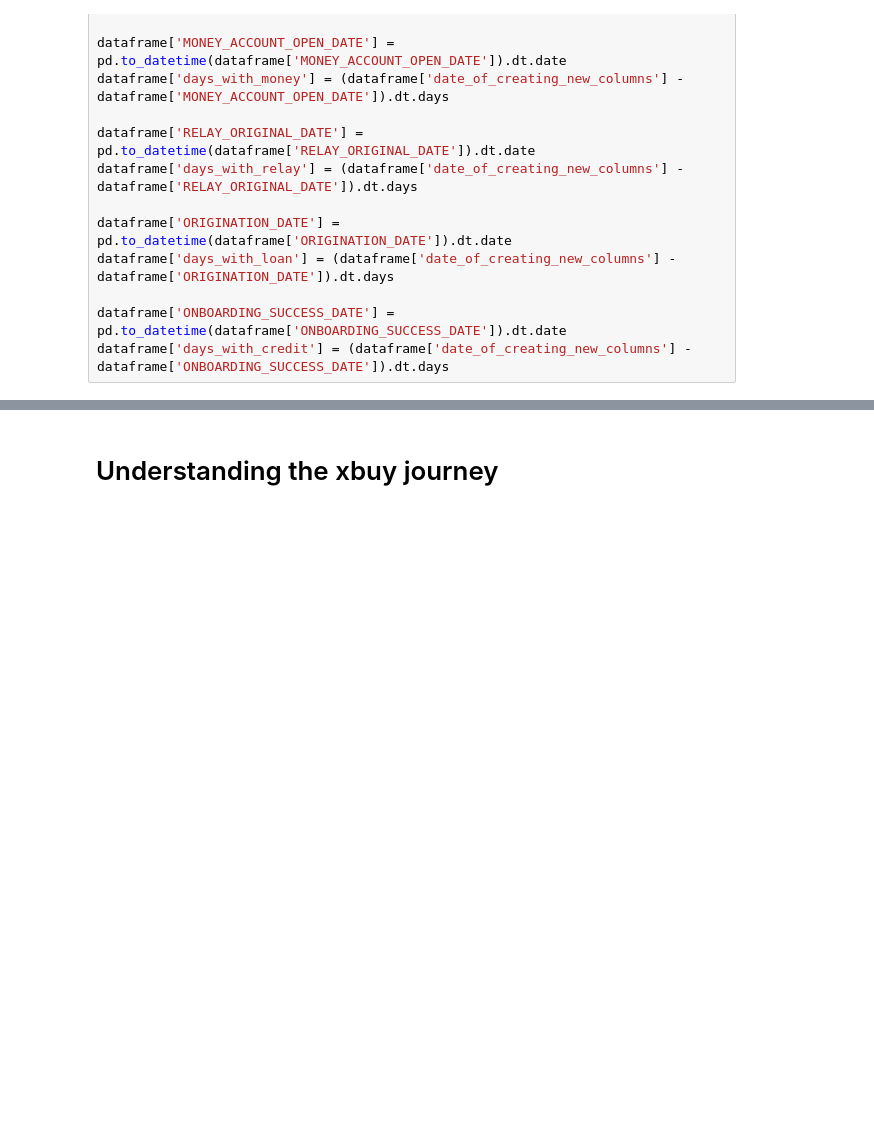
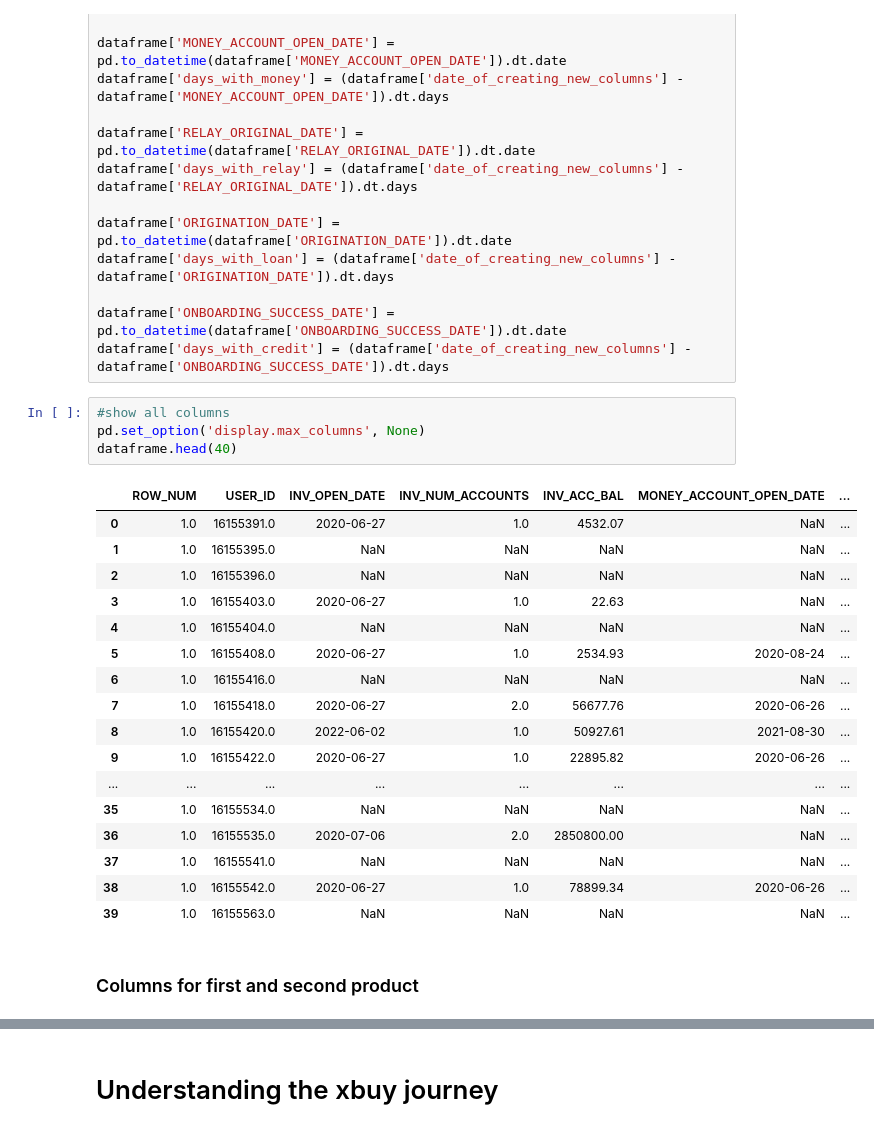
Before and after one commit to chasewes/DataSlayers, a Jupyter notebook: cant_code/updated_eda.ipynb, the cells around one changed output, grey strips where cells are left out. Drawn from its saved outputs; the diff is of its cells as text; blank space fills up the shorter version.

```diff
--- a/cant_code/updated_eda.ipynb
+++ b/cant_code/updated_eda.ipynb
@@ -60,3 +65,27 @@ dataframe['days_with_loan'] = (dataframe['date_of_creating_new_columns'] - dataf
 
 dataframe['ONBOARDING_SUCCESS_DATE'] = pd.to_datetime(dataframe['ONBOARDING_SUCCESS_DATE']).dt.date
 dataframe['days_with_credit'] = (dataframe['date_of_creating_new_columns'] - dataframe['ONBOARDING_SUCCESS_DATE']).dt.days
+# %%
+#show all columns
+pd.set_option('display.max_columns', None)
+dataframe.head(40)
+# %% [output]
+|  | ROW_NUM | USER_ID | INV_OPEN_DATE | INV_NUM_ACCOUNTS | INV_ACC_BAL | MONEY_ACCOUNT_OPEN_DATE | ... |
+| 0 | 1.0 | 16155391.0 | 2020-06-27 | 1.0 | 4532.07 | NaN | ... |
+| 1 | 1.0 | 16155395.0 | NaN | NaN | NaN | NaN | ... |
+| 2 | 1.0 | 16155396.0 | NaN | NaN | NaN | NaN | ... |
+| 3 | 1.0 | 16155403.0 | 2020-06-27 | 1.0 | 22.63 | NaN | ... |
+| 4 | 1.0 | 16155404.0 | NaN | NaN | NaN | NaN | ... |
+| 5 | 1.0 | 16155408.0 | 2020-06-27 | 1.0 | 2534.93 | 2020-08-24 | ... |
+| 6 | 1.0 | 16155416.0 | NaN | NaN | NaN | NaN | ... |
+| 7 | 1.0 | 16155418.0 | 2020-06-27 | 2.0 | 56677.76 | 2020-06-26 | ... |
+| 8 | 1.0 | 16155420.0 | 2022-06-02 | 1.0 | 50927.61 | 2021-08-30 | ... |
+| 9 | 1.0 | 16155422.0 | 2020-06-27 | 1.0 | 22895.82 | 2020-06-26 | ... |
+| ... | ... | ... | ... | ... | ... | ... | ... |
+| 35 | 1.0 | 16155534.0 | NaN | NaN | NaN | NaN | ... |
+| 36 | 1.0 | 16155535.0 | 2020-07-06 | 2.0 | 2850800.00 | NaN | ... |
+| 37 | 1.0 | 16155541.0 | NaN | NaN | NaN | NaN | ... |
+| 38 | 1.0 | 16155542.0 | 2020-06-27 | 1.0 | 78899.34 | 2020-06-26 | ... |
+| 39 | 1.0 | 16155563.0 | NaN | NaN | NaN | NaN | ... |
+# %% [markdown]
+### Columns for first and second product
```
Also changed, not shown: parts of 8 cells of this notebook, 2 other files.
